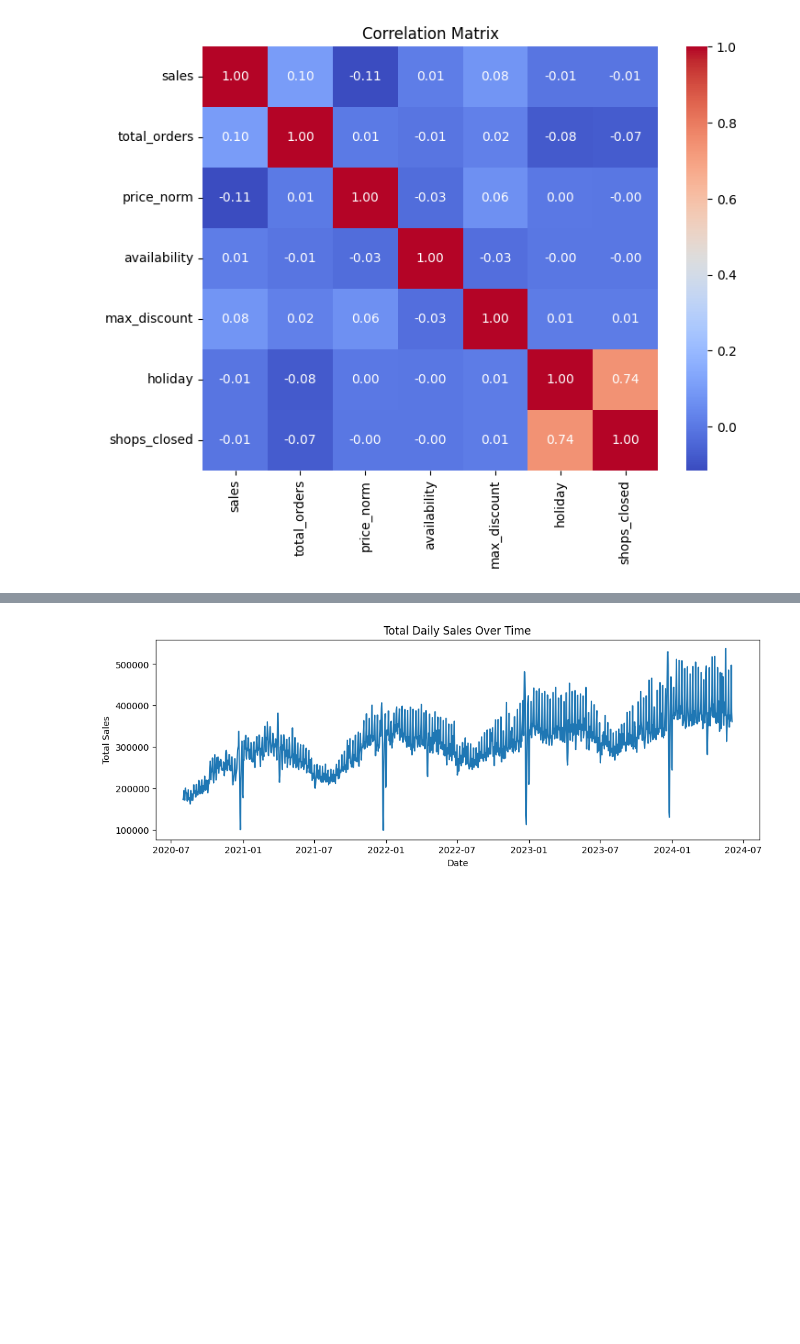
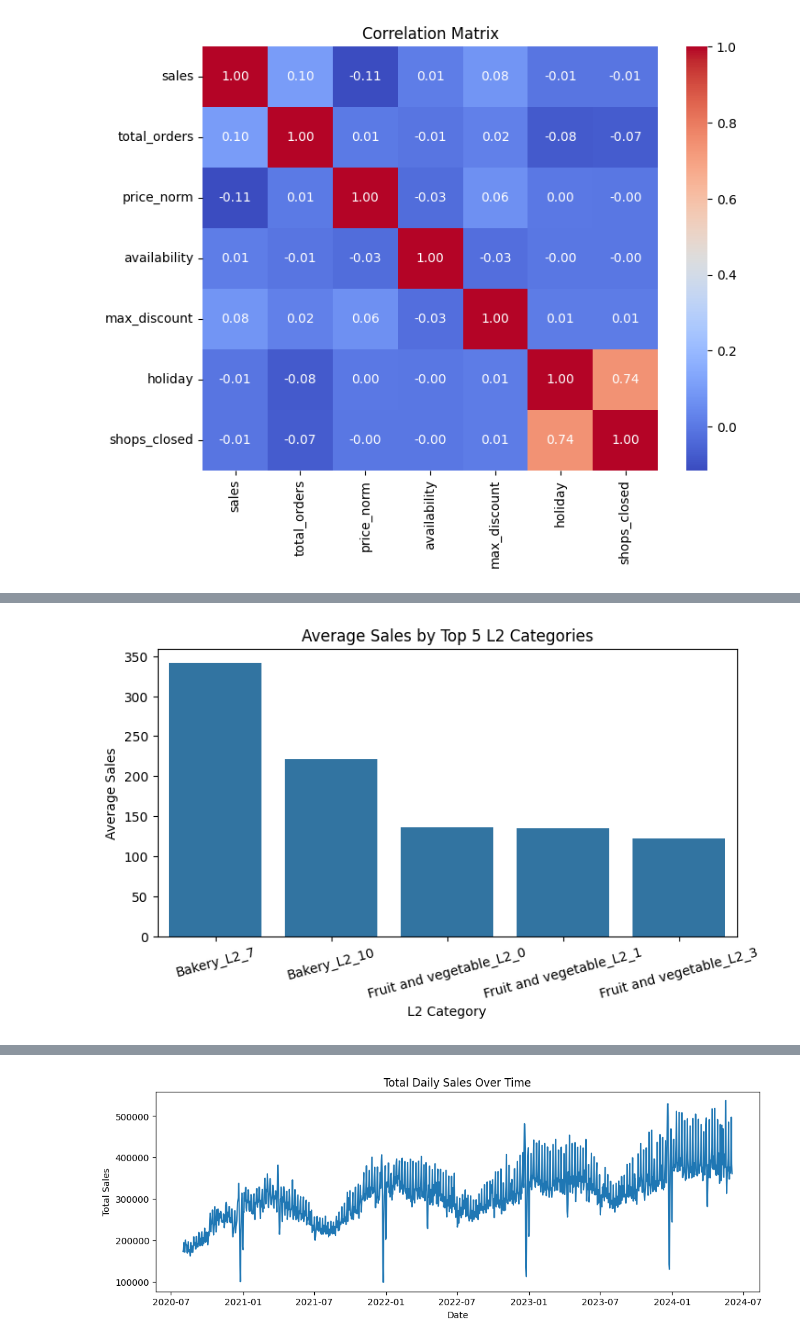
Before and after one commit to KtoxTheNisa/GROUP51_CENG313, a Jupyter notebook: assignment1_eda_baseline.ipynb, the cells around one changed output, grey strips where cells are left out. Cells and saved outputs as stored; diff of their text form; code cells hidden in the pictures; blank space fills up the shorter version.

```diff
--- a/assignment1_eda_baseline.ipynb
+++ b/assignment1_eda_baseline.ipynb
@@ -374,0 +399,12 @@ We left out `sell_price_main` here because it is in different currencies, so its
+# %%
+#average sales for top 5 L2 categories
+l2_sales = train_merged.groupby("L2_category_name_en")["sales"].mean().sort_values(ascending=False).head(5)
+plt.figure(figsize=(8, 4))
+sns.barplot(x=l2_sales.index, y=l2_sales.values)
+plt.title("Average Sales by Top 5 L2 Categories")
+plt.ylabel("Average Sales")
+plt.xlabel("L2 Category")
+plt.xticks(rotation=15)
+plt.show()
+# %% [output]
+[figure, added]
```
Also changed, not shown: parts of 21 cells of this notebook, 2 other files.
